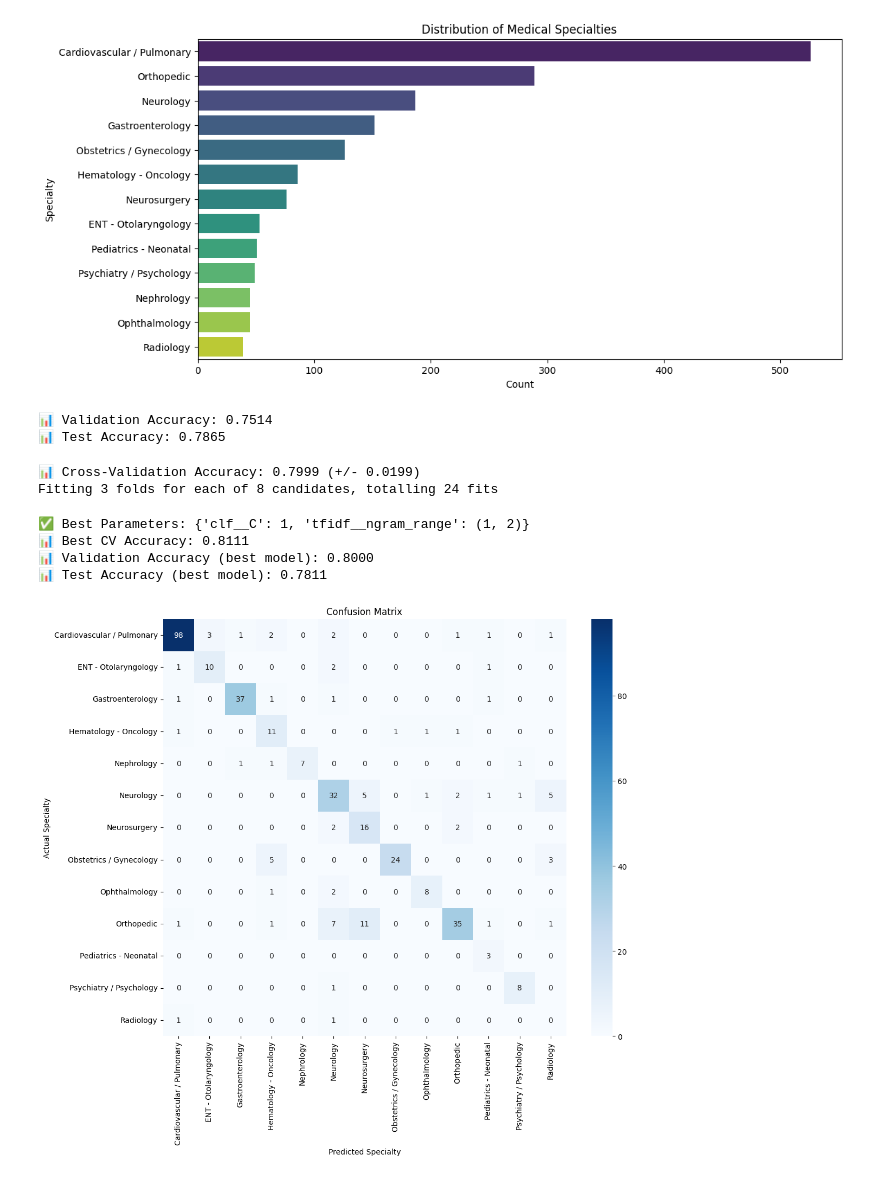
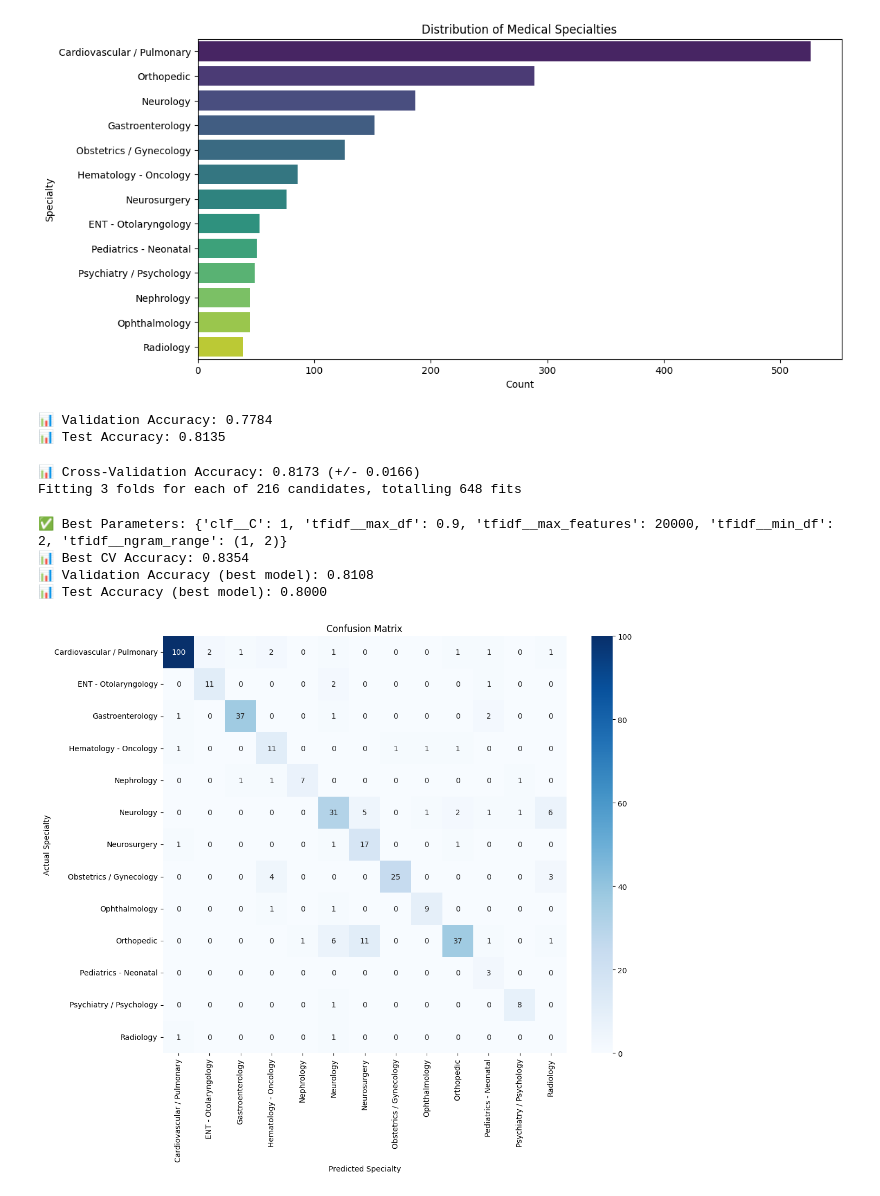
Before and after one commit to Pasindu03/ML-Final, a Jupyter notebook: final.ipynb, the cells around one changed output. Saved outputs shown, nothing was run; the diff lists cells and outputs as text; code cells hidden in the pictures.

```diff
--- a/final.ipynb
+++ b/final.ipynb
@@ -103,22 +103,23 @@ pipeline = Pipeline([
 ])
 
 # Preprocess once and store
-df_train["clean_transcription"] = df_train["transcription"].apply(preprocess_text)
-df_validation["clean_transcription"] = df_validation["transcription"].apply(preprocess_text)
-df_test["clean_transcription"] = df_test["transcription"].apply(preprocess_text)
+df_train["combined_text"] = df_train["clean_transcription"] + " " + df_train["keywords"].astype(str)
+df_validation["combined_text"] = df_validation["clean_transcription"] + " " + df_validation["keywords"].astype(str)
+df_test["combined_text"] = df_test["clean_transcription"] + " " + df_test["keywords"].astype(str)
+
 
 # Train
-pipeline.fit(df_train["clean_transcription"], df_train["medical_specialty"])
+pipeline.fit(df_train["combined_text"], df_train["medical_specialty"])
 
 # Evaluate (use clean version here too!)
-val_acc = pipeline.score(df_validation["clean_transcription"], df_validation["medical_specialty"])
-test_acc = pipeline.score(df_test["clean_transcription"], df_test["medical_specialty"])
+val_acc = pipeline.score(df_validation["combined_text"], df_validation["medical_specialty"])
+test_acc = pipeline.score(df_test["combined_text"], df_test["medical_specialty"])
 
 print(f"📊 Validation Accuracy: {val_acc:.4f}")
 print(f"📊 Test Accuracy: {test_acc:.4f}")
 # %% [output]
-📊 Validation Accuracy: 0.7514
-📊 Test Accuracy: 0.7865
+📊 Validation Accuracy: 0.7784
+📊 Test Accuracy: 0.8135
 # %%
 pipeline = Pipeline([
     ('tfidf', TfidfVectorizer(stop_words='english', lowercase=True)),
@@ -133,19 +134,23 @@ pipeline = Pipeline([
 # -----------------------------
 # Step 2: Cross-Validation
 # -----------------------------
-cv_scores = cross_val_score(pipeline, df_train['clean_transcription'], df_train['medical_specialty'], cv=5, scoring='accuracy')
+cv_scores = cross_val_score(pipeline, df_train['combined_text'], df_train['medical_specialty'], cv=5, scoring='accuracy')
 print(f"📊 Cross-Validation Accuracy: {cv_scores.mean():.4f} (+/- {cv_scores.std():.4f})")
 
 # -----------------------------
 # Step 3: Hyperparameter Tuning (GridSearch)
 # -----------------------------
 param_grid = {
-    'tfidf__ngram_range': [(1,1), (1,2)],  # unigrams vs bigrams
-    'clf__C': [0.01, 0.1, 1, 10]           # regularization strength
+    'tfidf__ngram_range': [(1,1), (1,2)],
+    'tfidf__max_df': [0.8, 0.9, 1.0],   # ignore super-common words
+    'tfidf__min_df': [2, 5, 10],        # ignore very rare words
+    'tfidf__max_features': [5000, 10000, 20000],  # cap vocab size
+    'clf__C': [0.01, 0.1, 1, 10]
 }
 
+
 grid = GridSearchCV(pipeline, param_grid, cv=3, scoring='recall_macro', n_jobs=-1, verbose=2)
-grid.fit(df_train['clean_transcription'], df_train['medical_specialty'])
+grid.fit(df_train['combined_text'], df_train['medical_specialty'])
 
 print("✅ Best Parameters:", grid.best_params_)
 print(f"📊 Best CV Accuracy: {grid.best_score_:.4f}")
@@ -155,37 +160,37 @@ print(f"📊 Best CV Accuracy: {grid.best_score_:.4f}")
 # -----------------------------
 best_model = grid.best_estimator_
 
-val_acc = best_model.score(df_validation['clean_transcription'], df_validation['medical_specialty'])
-test_acc = best_model.score(df_test['clean_transcription'], df_test['medical_specialty'])
+val_acc = best_model.score(df_validation['combined_text'], df_validation['medical_specialty'])
+test_acc = best_model.score(df_test['combined_text'], df_test['medical_specialty'])
 
 print(f"📊 Validation Accuracy (best model): {val_acc:.4f}")
 print(f"📊 Test Accuracy (best model): {test_acc:.4f}")
 # %% [output]
-📊 Cross-Validation Accuracy: 0.7999 (+/- 0.0199)
-Fitting 3 folds for each of 8 candidates, totalling 24 fits
+📊 Cross-Validation Accuracy: 0.8173 (+/- 0.0166)
+Fitting 3 folds for each of 216 candidates, totalling 648 fits
-✅ Best Parameters: {'clf__C': 1, 'tfidf__ngram_range': (1, 2)}
-📊 Best CV Accuracy: 0.8111
-📊 Validation Accuracy (best model): 0.8000
-📊 Test Accuracy (best model): 0.7811
+✅ Best Parameters: {'clf__C': 1, 'tfidf__max_df': 0.9, 'tfidf__max_features': 20000, 'tfidf__min_df': 2, 'tfidf__ngram_range': (1, 2)}
+📊 Best CV Accuracy: 0.8354
+📊 Validation Accuracy (best model): 0.8108
+📊 Test Accuracy (best model): 0.8000
 # %%
 from sklearn.metrics import confusion_matrix, classification_report
 
-y_test_pred = best_model.predict(df_test['clean_transcription'])
+y_test_pred = best_model.predict(df_test['combined_text'])
 y_test_true = df_test['medical_specialty']
 
 cm = confusion_matrix(y_test_true, y_test_pred, labels=best_model.classes_)
 
 # Plot heatmap
 plt.figure(figsize=(12,10))
 sns.heatmap(cm, annot=True, fmt="d", cmap="Blues",
             xticklabels=best_model.classes_,
             yticklabels=best_model.classes_)
 plt.ylabel("Actual Specialty")
 plt.xlabel("Predicted Specialty")
 plt.title("Confusion Matrix")
 plt.show()
 # %% [output]
-[figure, old version]
+[figure, new version]
 # %%
 report = classification_report(y_test_true, y_test_pred, target_names=best_model.classes_)
 print("📄 Classification Report:\n", report)
```
Also changed, not shown: parts of 2 cells of this notebook.
